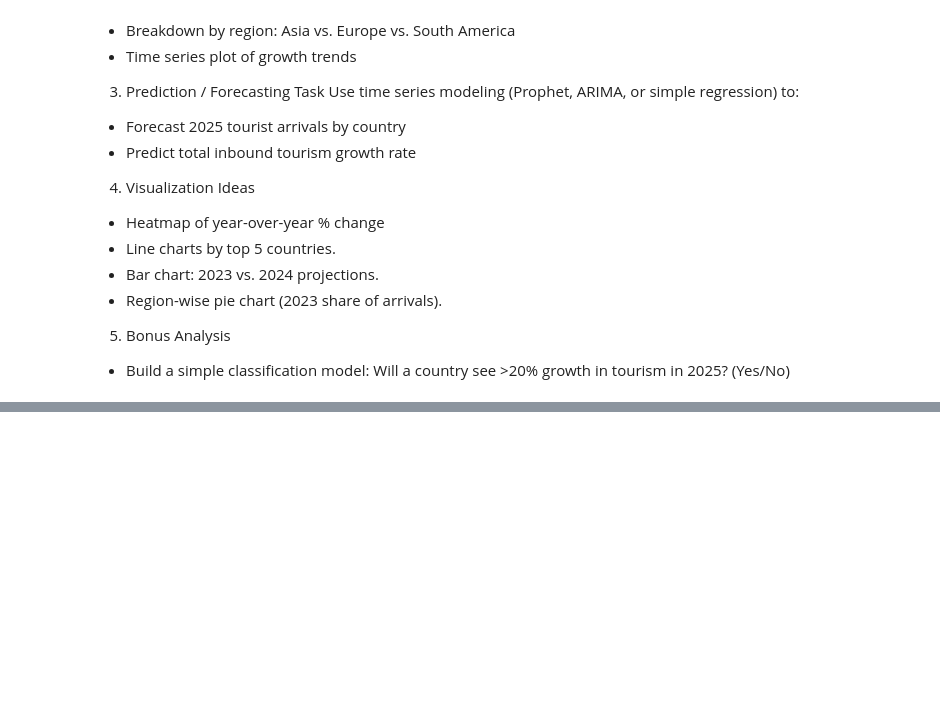
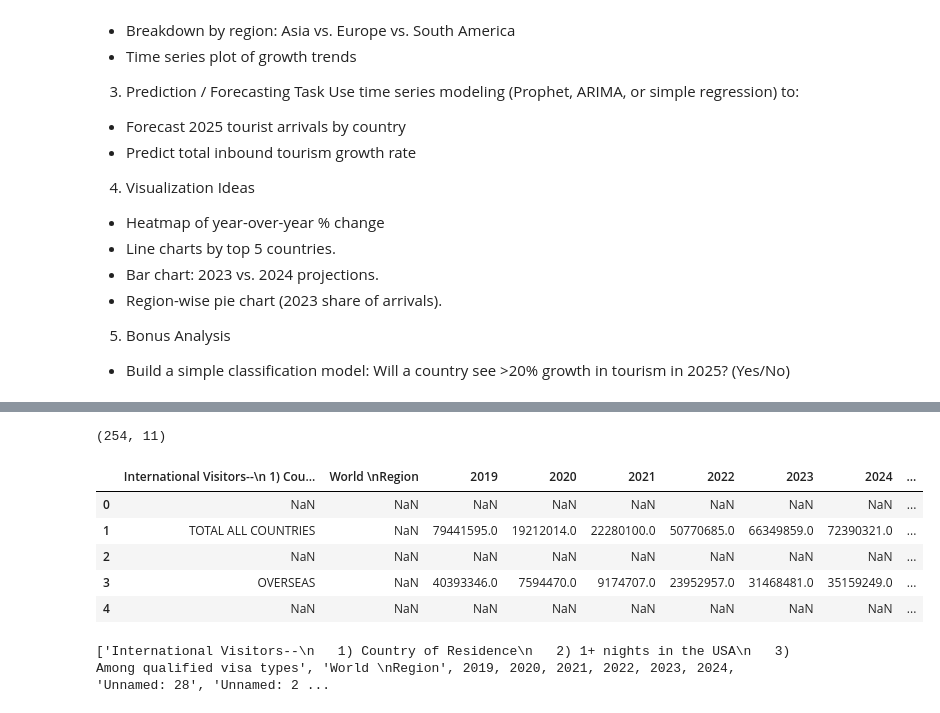
Before and after one commit to hcarrusca/diabetic_patient_trend, a Jupyter notebook: U_S_InboundTourism.ipynb, the cells around one changed output, grey strips where cells are left out. Drawn from its saved outputs; the diff is of its cells as text; code cells hidden in the pictures; blank space fills up the shorter version.

```diff
--- a/U_S_InboundTourism.ipynb
+++ b/U_S_InboundTourism.ipynb
@@ -28,0 +45,26 @@ Use time series modeling (Prophet, ARIMA, or simple regression) to:
+# %%
+pd.set_option('display.max_columns', None)
+pd.set_option('display.max_rows', 200)
+
+# Read sheet by name or index
+df = pd.read_excel("Annual-Arrivals-2000-to-Present–Country-of-Residence.xlsx", sheet_name="Annual", engine='openpyxl')
+
+# Drop columns by index (C=2, V=21 so we drop 2 to 21 inclusive)
+cols_to_drop = df.columns[2:22]
+df = df.drop(columns=cols_to_drop)
+
+print(df.shape)
+df.head()
+# %% [output]
+(254, 11)
+|  | International Visitors--\n 1) Cou... | World \nRegion | 2019 | 2020 | 2021 | 2022 | 2023 | 2024 | ... |
+| 0 | NaN | NaN | NaN | NaN | NaN | NaN | NaN | NaN | ... |
+| 1 | TOTAL ALL COUNTRIES | NaN | 79441595.0 | 19212014.0 | 22280100.0 | 50770685.0 | 66349859.0 | 72390321.0 | ... |
+| 2 | NaN | NaN | NaN | NaN | NaN | NaN | NaN | NaN | ... |
+| 3 | OVERSEAS | NaN | 40393346.0 | 7594470.0 | 9174707.0 | 23952957.0 | 31468481.0 | 35159249.0 | ... |
+| 4 | NaN | NaN | NaN | NaN | NaN | NaN | NaN | NaN | ... |
+# %%
+# View rows if needed
+print(df.columns.tolist())
+# %% [output]
+['International Visitors--\n   1) Country of Residence\n   2) 1+ nights in the USA\n   3)  Among qualified visa types', 'World \nRegion', 2019, 2020, 2021, 2022, 2023, 2024, 'Unnamed: 28', 'Unnamed: 2 ...
```
Also changed, not shown: parts of 3 cells of this notebook.
